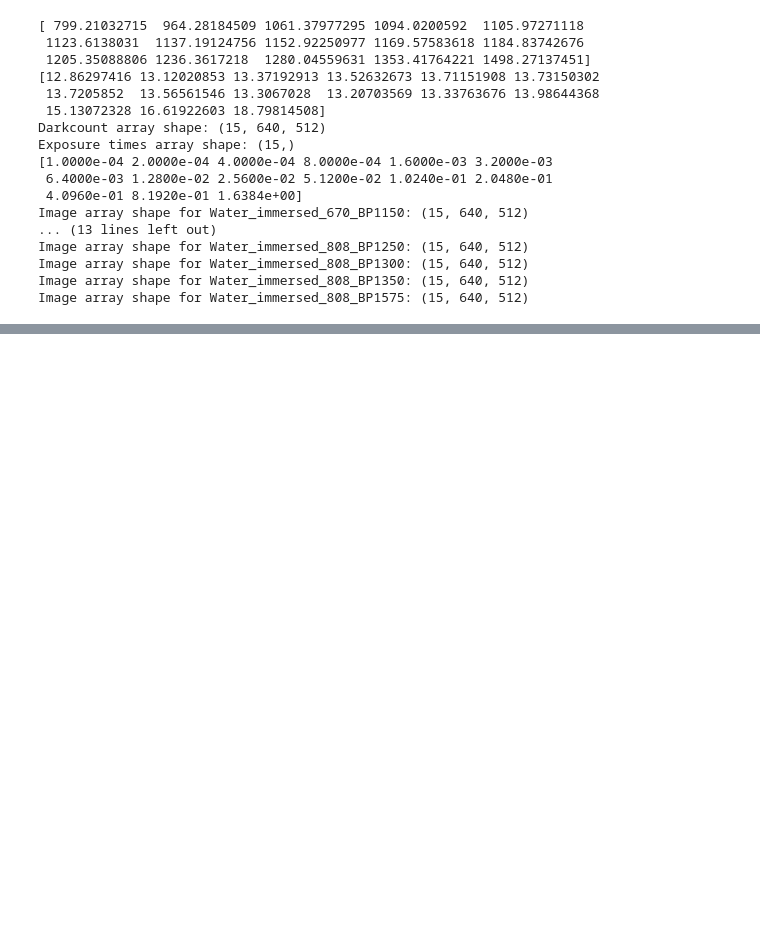
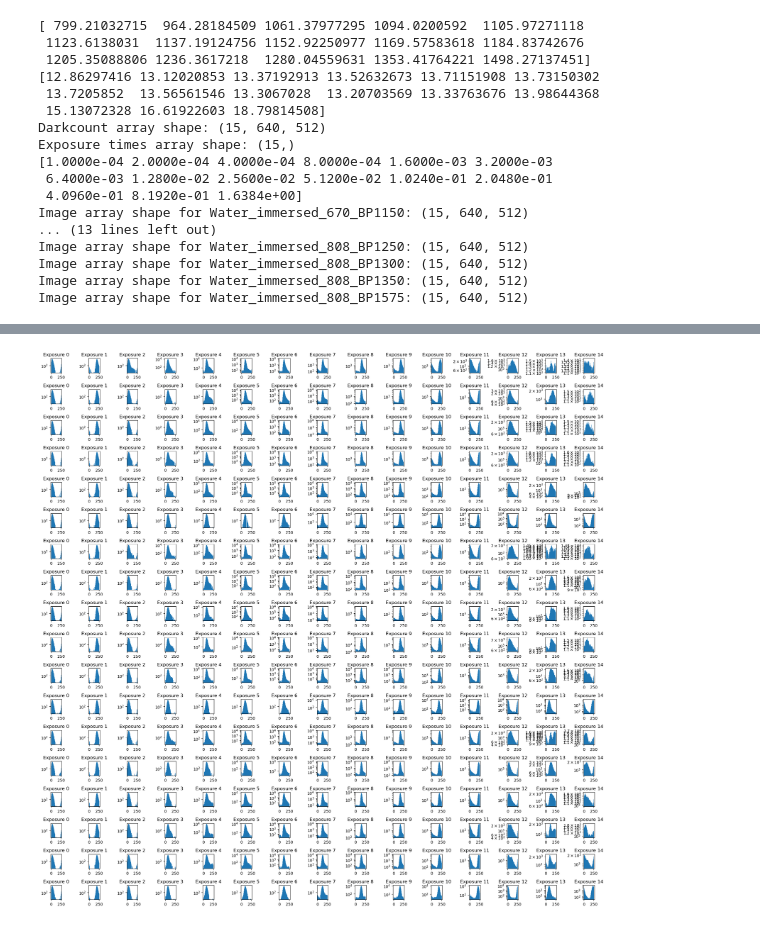
Before and after one commit to amishp42/SWIR_HDR, a Jupyter notebook: notebooks/240530_AP_HDR/240530_chips_HDR.ipynb, the cells around one changed output, grey strips where cells are left out. Saved outputs shown, nothing was run; the diff lists cells and outputs as text; code cells hidden in the pictures; blank space fills up the shorter version.

```diff
--- a/notebooks/240530_AP_HDR/240530_chips_HDR.ipynb
+++ b/notebooks/240530_AP_HDR/240530_chips_HDR.ipynb
@@ -101,0 +152,18 @@ Image array shape for Water_immersed_808_BP1575: (15, 640, 512)
+# %%
+#Display histograms of images after uint8 conversion
+
+sfig, axs = plt.subplots(len(image_arrays.keys()),len(exposure_times), figsize=(20, 20))
+c=int(0)
+for key in image_arrays.keys():
+    image_data = image_arrays[key].astype(np.uint8)
+    for i in range(0,len(exposure_times)):
+        axs[c,i].hist(image_data[i,:,:].flatten(), bins=256)
+        axs[c,i].set_title(f"Exposure {i}")
+        axs[c,i].set_yscale('log')
+    c=c+1
+    #if c==1:#len(image_arrays.keys()): #breakpoint for testing
+    #    break
+plt.tight_layout()
+plt.show()
+# %% [output]
+[figure, added]
```
Also changed, not shown: parts of 7 cells of this notebook, 5 other files.
